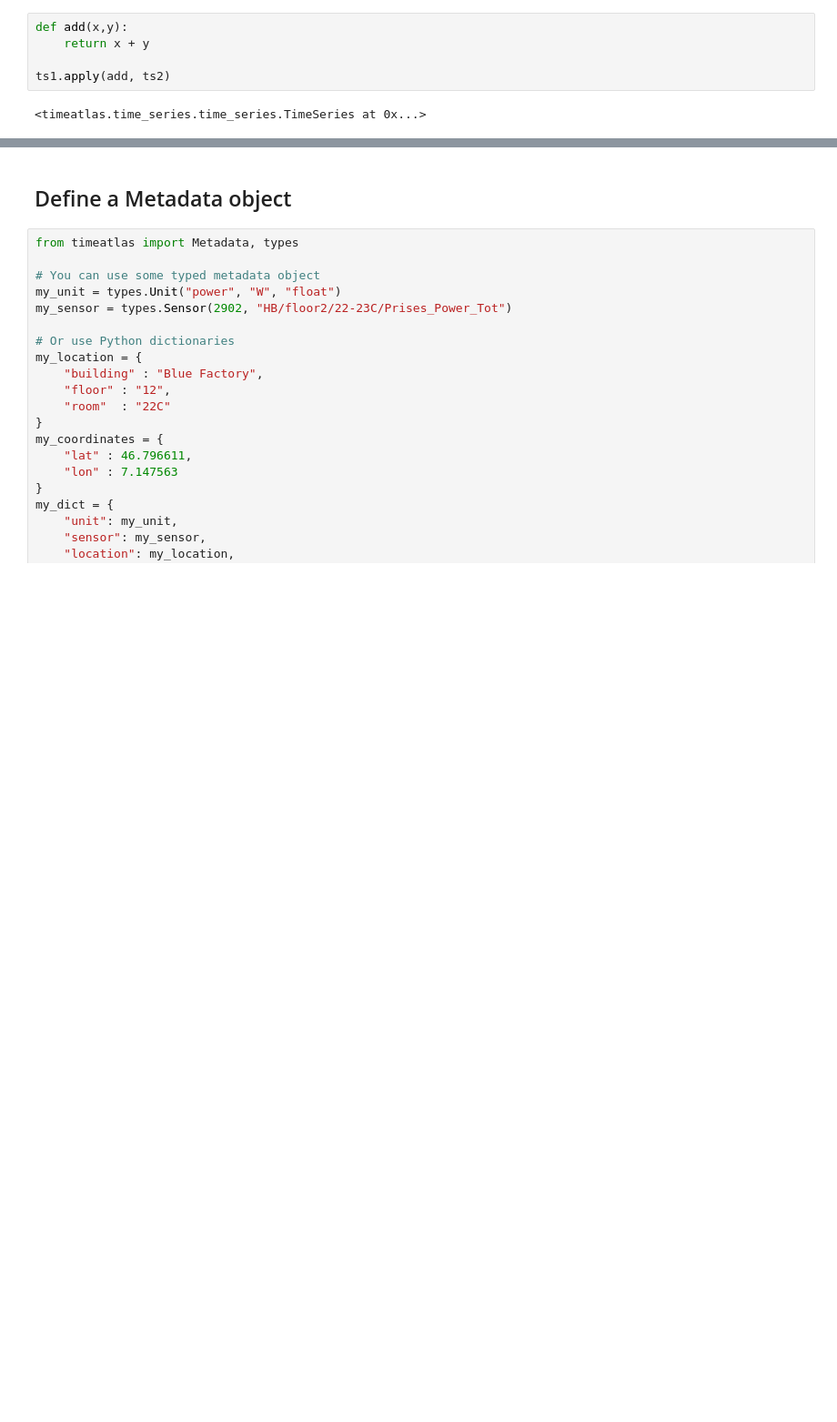
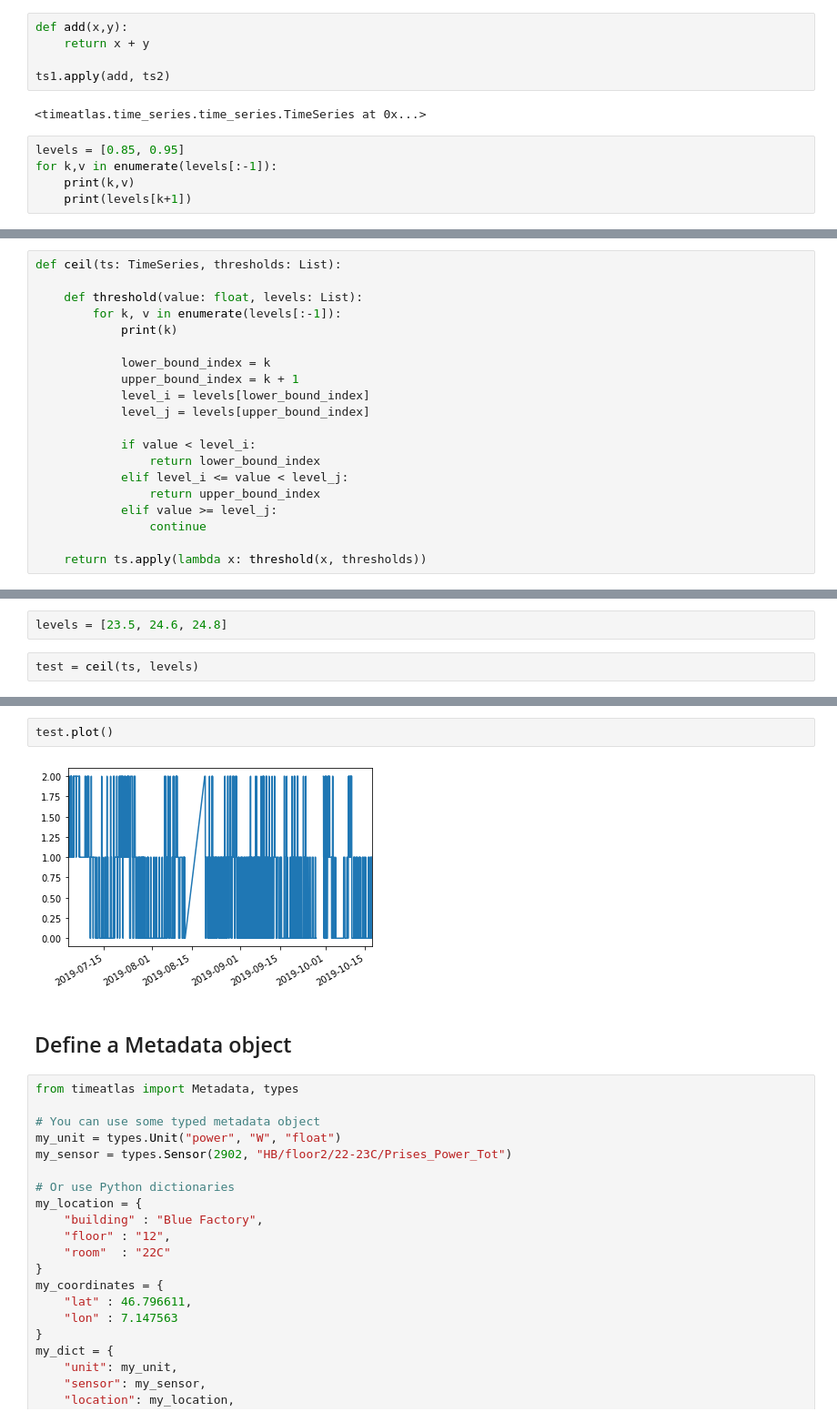
Before and after one commit to timeatlas-dev/timeatlas, a Jupyter notebook: docs/scrapbook.ipynb, the cells around one changed output, grey strips where cells are left out. Shown at 91% size. Drawn from its saved outputs; the diff is of its cells as text; blank space fills up the shorter version.

```diff
--- a/docs/scrapbook.ipynb
+++ b/docs/scrapbook.ipynb
@@ -27,3 +27,8 @@ def add(x,y):
 ts1.apply(add, ts2)
 # %% [output]
 <timeatlas.time_series.time_series.TimeSeries at 0x...>
+# %%
+levels = [0.85, 0.95]
+for k,v in enumerate(levels[:-1]):
+    print(k,v)
+    print(levels[k+1])
@@ -29,0 +38,20 @@ ts1.apply(add, ts2)
+# %%
+def ceil(ts: TimeSeries, thresholds: List):
+
+    def threshold(value: float, levels: List):
+        for k, v in enumerate(levels[:-1]):
+            print(k)
+
+            lower_bound_index = k
+            upper_bound_index = k + 1
+            level_i = levels[lower_bound_index]
+            level_j = levels[upper_bound_index]
+
+            if value < level_i:
+                return lower_bound_index
+            elif level_i <= value < level_j:
+                return upper_bound_index
+            elif value >= level_j:
+                continue
+
+    return ts.apply(lambda x: threshold(x, thresholds))
@@ -29,0 +70,4 @@ ts1.apply(add, ts2)
+# %%
+levels = [23.5, 24.6, 24.8]
+# %%
+test = ceil(ts, levels)
@@ -30,3 +104,7 @@ ts1.apply(add, ts2)
+# %%
+test.plot()
+# %% [output]
+[figure, added]
 # %% [markdown]
 ## Define a Metadata object
 # %%
```
Also changed, not shown: parts of 8 cells of this notebook, 2 other files.
